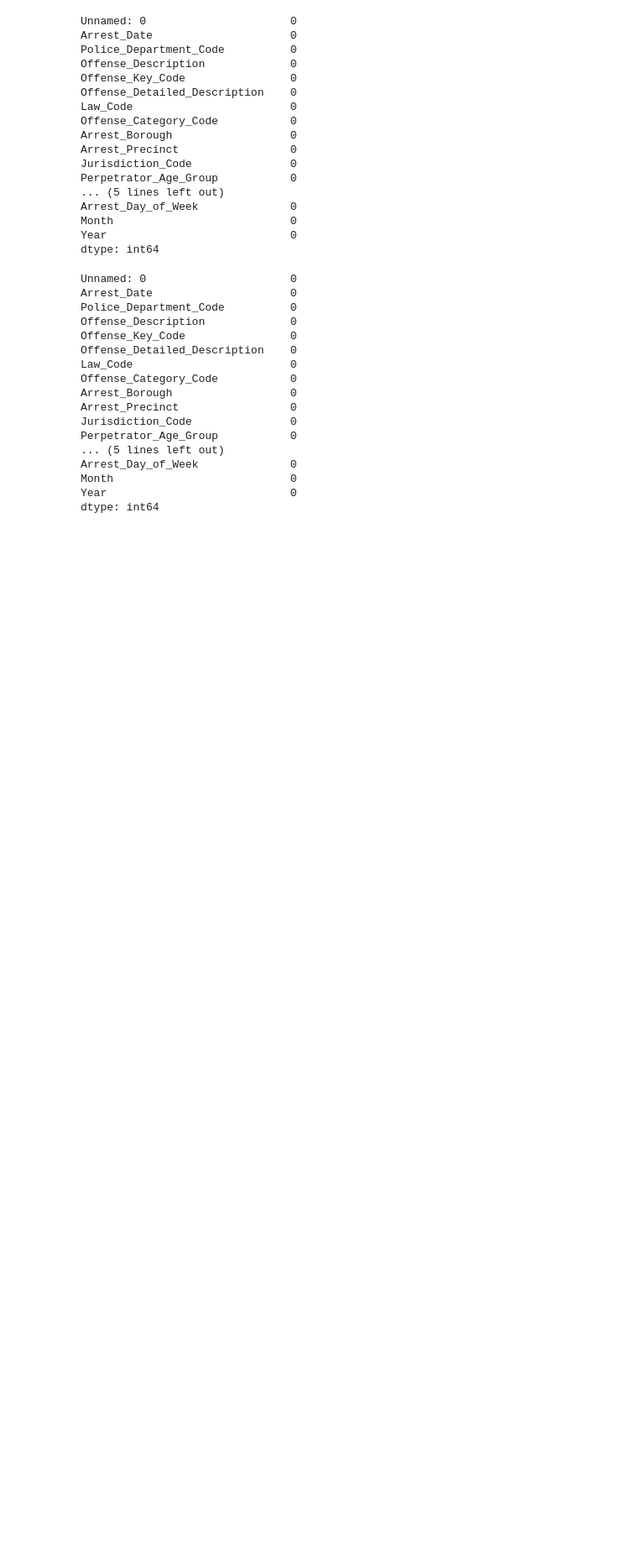
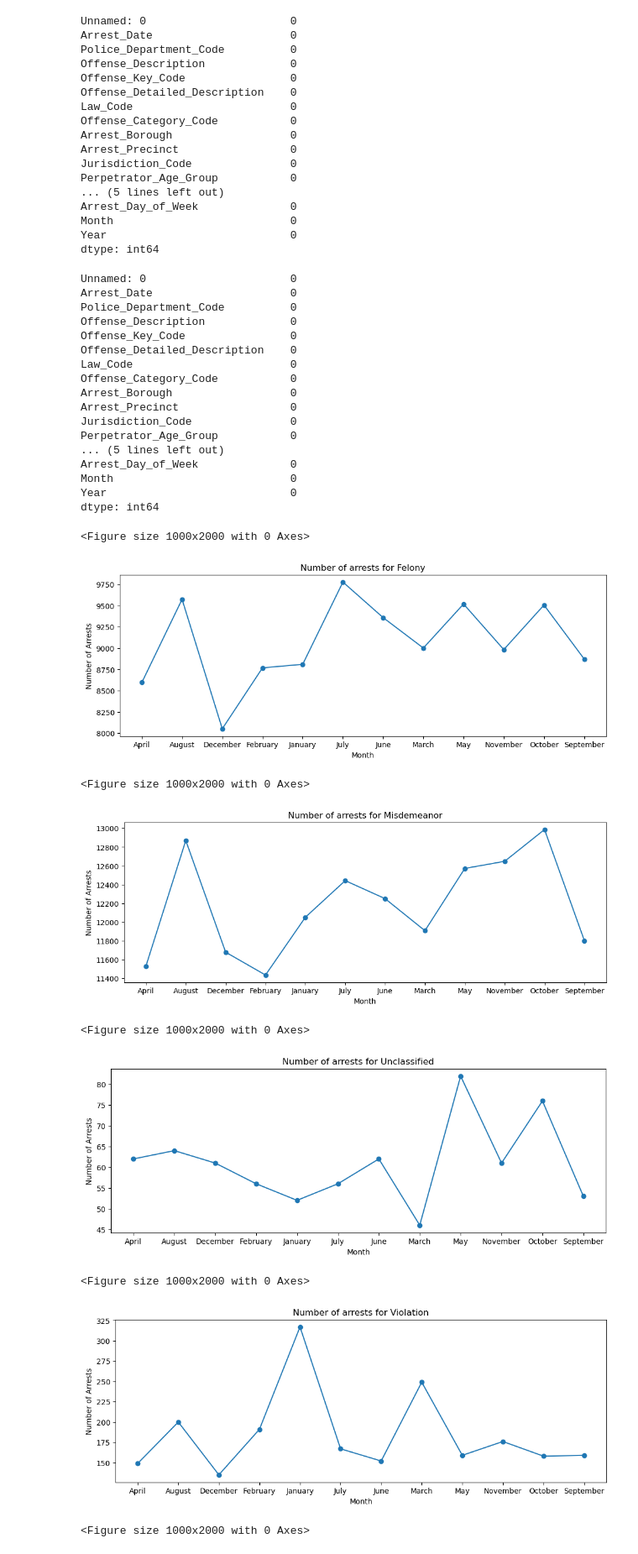
Before and after one commit to abhinna1/CSE4-587-Data-Intensive-Computing, a Jupyter notebook: src/EDA.ipynb, the cells around one changed output. Shown at 84% size. Cells and saved outputs as stored; diff of their text form; code cells hidden in the pictures; blank space fills up the shorter version.

Commit message:
added line graphs.

```diff
--- a/src/EDA.ipynb
+++ b/src/EDA.ipynb
@@ -273,3 +273,38 @@ Arrest_Day_of_Week              0
 Month                           0
 Year                            0
 dtype: int64
+# %%
+arrests_cp = nypd_arrest.copy()
+arrests_cp["Arrest_Month"] = arrests_cp["Arrest_Date"].dt.month_name()
+
+category_map = {
+    'F': 'Felony',
+    'M': 'Misdemeanor',
+    '9': 'Unclassified',
+    'V': 'Violation',
+    'I': 'Infraction'
+}
+
+unique_categories = arrests_cp["Offense_Category_Code"].unique()
+for category in unique_categories:
+    plt.figure(figsize=(10, 20))
+    temp = arrests_cp[arrests_cp["Offense_Category_Code"] == category]
+    plt.subplots(figsize=(12,4))
+
+    month_counts = temp['Arrest_Month'].value_counts().sort_index()
+    plt.plot(month_counts.index, month_counts.values, marker='o', linestyle='-')
+    plt.title(f"Number of arrests for {category_map.get(category)}")
+    plt.xlabel("Month")
+    plt.ylabel("Number of Arrests")
+
+plt.show()
+# %% [output]
+<Figure size 1000x2000 with 0 Axes>
+[figure, added]
+<Figure size 1000x2000 with 0 Axes>
+[figure, added]
+<Figure size 1000x2000 with 0 Axes>
+[figure, added]
+<Figure size 1000x2000 with 0 Axes>
+[figure, added]
+<Figure size 1000x2000 with 0 Axes>
```
Also changed, not shown: parts of 2 cells of this notebook.
